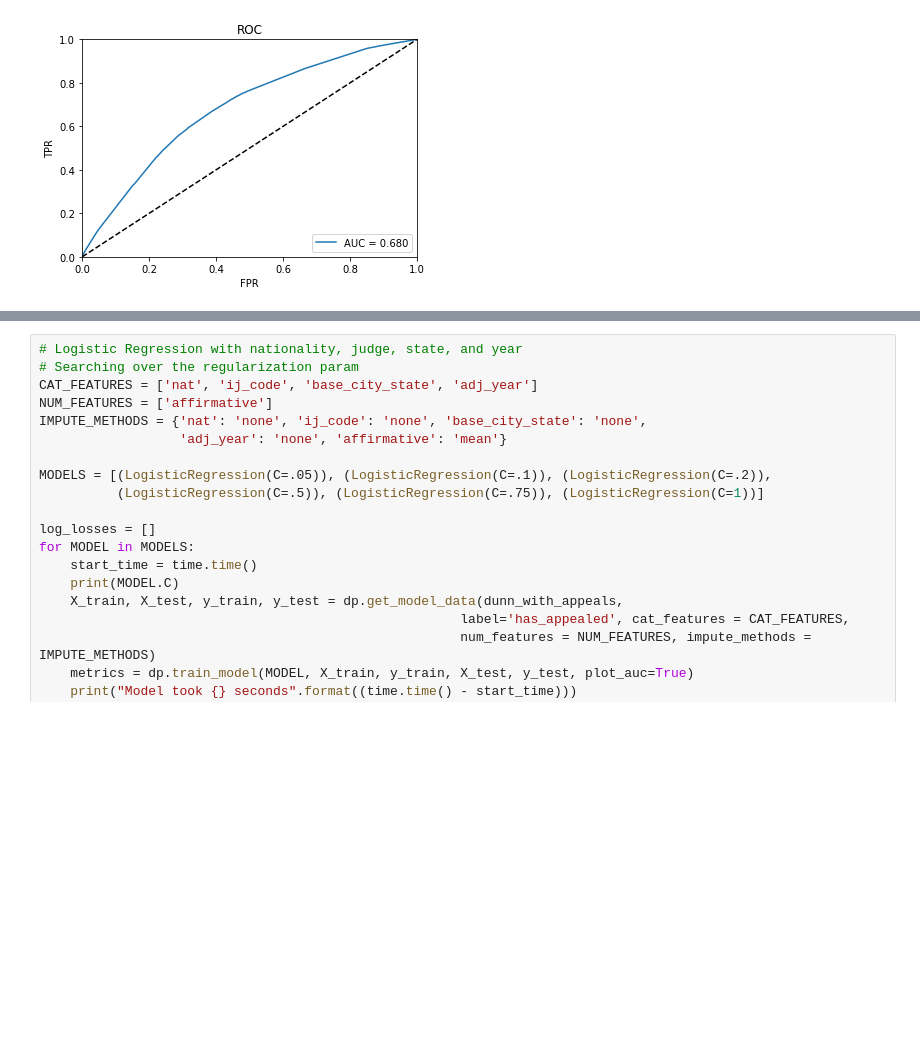
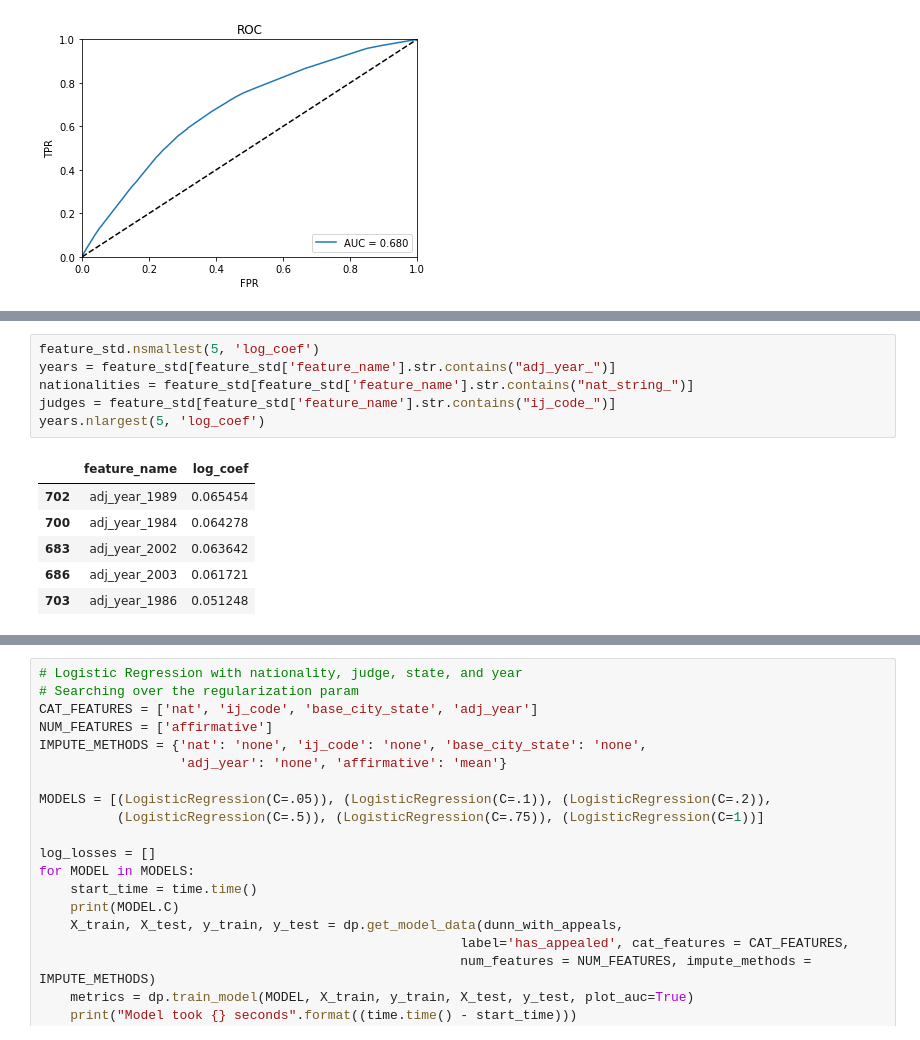
Before and after one commit to colinandrus/ml_course_project, a Jupyter notebook: notebooks/predict_appeal.ipynb, the cells around one changed output, grey strips where cells are left out. Cells and saved outputs as stored; diff of their text form; blank space fills up the shorter version.

```diff
--- a/notebooks/predict_appeal.ipynb
+++ b/notebooks/predict_appeal.ipynb
@@ -317,0 +344,13 @@ Log Loss : 0.498786190581
+# %%
+feature_std.nsmallest(5, 'log_coef')
+years = feature_std[feature_std['feature_name'].str.contains("adj_year_")]
+nationalities = feature_std[feature_std['feature_name'].str.contains("nat_string_")]
+judges = feature_std[feature_std['feature_name'].str.contains("ij_code_")]
+years.nlargest(5, 'log_coef')
+# %% [output]
+|  | feature_name | log_coef |
+| 702 | adj_year_1989 | 0.065454 |
+| 700 | adj_year_1984 | 0.064278 |
+| 683 | adj_year_2002 | 0.063642 |
+| 686 | adj_year_2003 | 0.061721 |
+| 703 | adj_year_1986 | 0.051248 |
```
Also changed, not shown: parts of 10 cells of this notebook.
